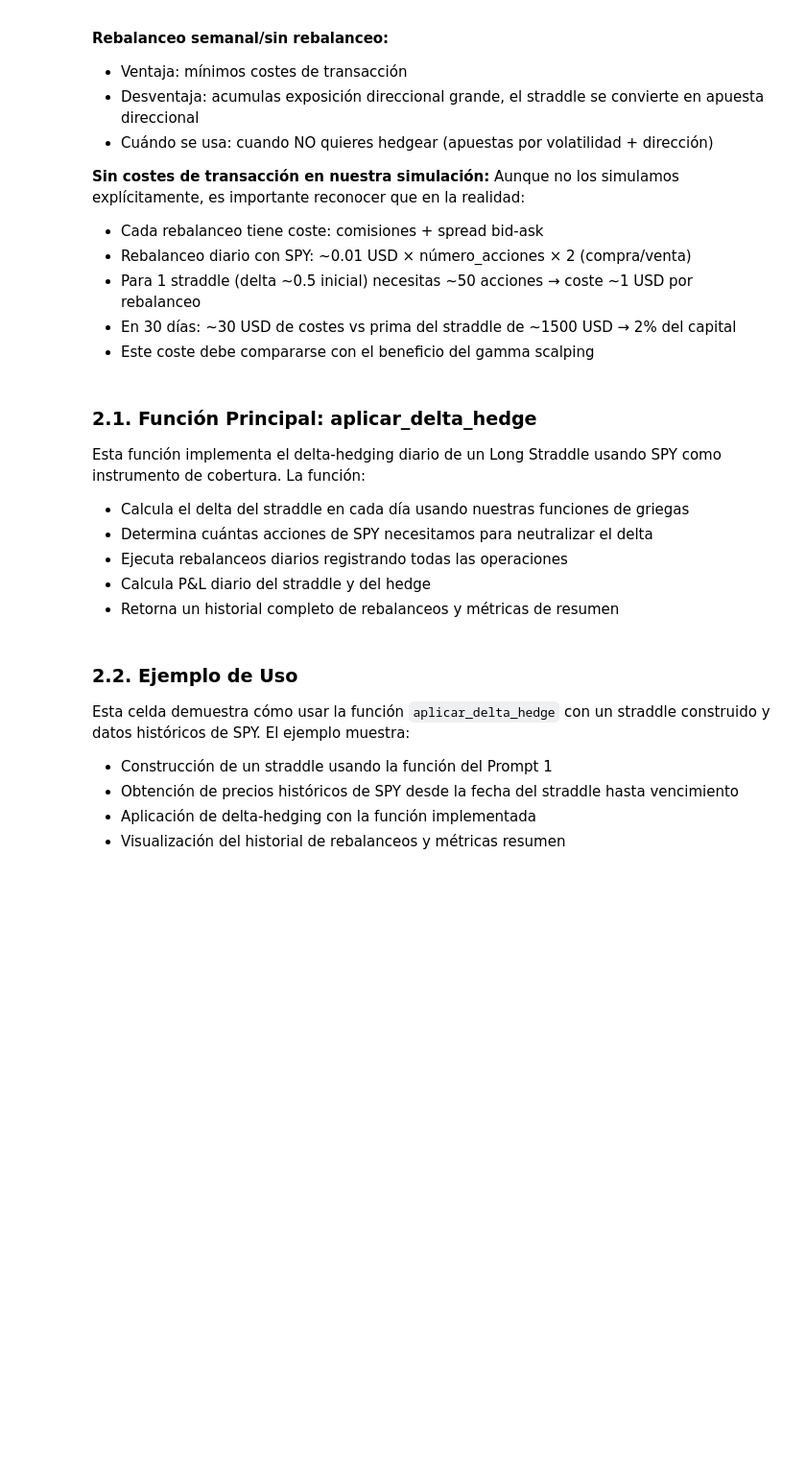
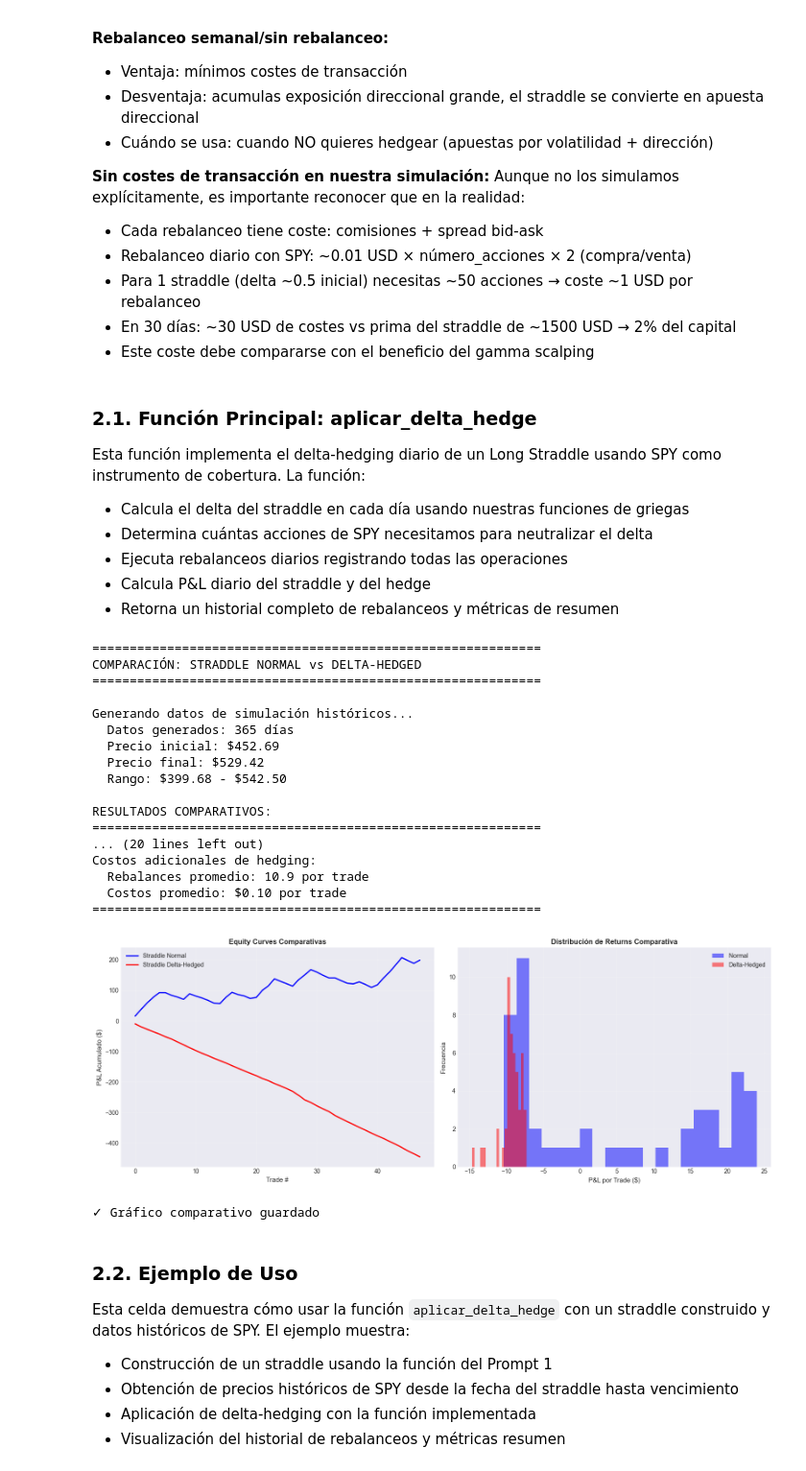
Before and after one commit to Romequinco/TAREA_DERIVADOS, a Jupyter notebook: notebook_principal.ipynb, the cells around one changed output. Shown at 96% size. Drawn from its saved outputs; the diff is of its cells as text; code cells hidden in the pictures; blank space fills up the shorter version.

Commit message:
primera ejecucion real

```diff
--- a/notebook_principal.ipynb
+++ b/notebook_principal.ipynb
@@ -1599,6 +1705,47 @@ print(f"\n{'='*60}")
 print(f"COMPARACIÓN: STRADDLE NORMAL vs DELTA-HEDGED")
 print(f"{'='*60}\n")
 
+# Generar datos de simulación si no están definidos
+try:
+    # Intentar usar variables existentes
+    _ = S_sim
+    _ = dates_sim
+    print("Usando datos de simulación existentes.\n")
+except NameError:
+    print("Generando datos de simulación históricos...")
+    import numpy as np
+    from datetime import datetime, timedelta
+
+    # Generar 365 días de datos (1 año)
+    start_date = datetime(2023, 1, 1)
+    dates_sim = [start_date + timedelta(days=i) for i in range(365)]
+
+    # Generar precios simulados usando random walk (GBM)
+    np.random.seed(42)  # Para reproducibilidad
+    dt = 1/252  # Un día de trading
+    mu = 0.10  # Retorno anual esperado (10%)
+    sigma_sim = 0.18  # Volatilidad anual (18%)
+
+    # Precio inicial (usar precio_base si está disponible, sino 450)
+    try:
+        S0 = precio_base if precio_base > 0 else 450.0
+    except:
+        S0 = 450.0
+
+    # Generar retornos logarítmicos
+    log_returns = np.random.normal((mu - 0.5 * sigma_sim**2) * dt, sigma_sim * np.sqrt(dt), len(dates_sim))
+
+    # Convertir a precios
+    S_sim = [S0]
+    for log_ret in log_returns:
+        S_sim.append(S_sim[-1] * np.exp(log_ret))
+    S_sim = np.array(S_sim[1:])  # Remover el primer elemento duplicado
+
+    print(f"  Datos generados: {len(S_sim)} días")
+    print(f"  Precio inicial: ${S_sim[0]:.2f}")
+    print(f"  Precio final: ${S_sim[-1]:.2f}")
+    print(f"  Rango: ${S_sim.min():.2f} - ${S_sim.max():.2f}\n")
+
 # Usar mismos datos que en objetivo 2.1
 strategy_normal = LongStraddleStrategy(entry_frequency_days=7, exit_at_expiry=True)
 strategy_hedged = DeltaHedgedStraddleStrategy(entry_frequency_days=7, exit_at_expiry=True)
@@ -1641,33 +1788,53 @@ print(f"  Costos promedio: ${trades_hedged['hedge_costs'].mean():.2f} por trade"
 print(f"{'='*60}\n")
 
 # Visualización comparativa
 fig, axes = plt.subplots(1, 2, figsize=(16, 6))
 
 ax = axes[0]
 equity_normal = trades_normal['pnl'].cumsum()
 equity_hedged = trades_hedged['pnl'].cumsum()
 ax.plot(range(len(equity_normal)), equity_normal, 'b-', linewidth=2, label='Straddle Normal')
 ax.plot(range(len(equity_hedged)), equity_hedged, 'r-', linewidth=2, label='Straddle Delta-Hedged')
 ax.set_xlabel('Trade #', fontsize=11)
 ax.set_ylabel('P&L Acumulado ($)', fontsize=11)
 ax.set_title('Equity Curves Comparativas', fontsize=12, fontweight='bold')
 ax.legend()
 ax.grid(True, alpha=0.3)
 
 ax = axes[1]
 ax.hist(trades_normal['pnl'], bins=20, alpha=0.5, label='Normal', color='blue')
 ax.hist(trades_hedged['pnl'], bins=20, alpha=0.5, label='Delta-Hedged', color='red')
 ax.set_xlabel('P&L por Trade ($)', fontsize=11)
 ax.set_ylabel('Frecuencia', fontsize=11)
 ax.set_title('Distribución de Returns Comparativa', fontsize=12, fontweight='bold')
 ax.legend()
 ax.grid(True, alpha=0.3)
 
 plt.tight_layout()
 plt.savefig('images/pnl_analysis/straddle_hedged_comparison.png', dpi=300, bbox_inches='tight')
 plt.show()
 
 print(f"✓ Gráfico comparativo guardado")
+# %% [output]
+============================================================
+COMPARACIÓN: STRADDLE NORMAL vs DELTA-HEDGED
+============================================================
+
+Generando datos de simulación históricos...
+  Datos generados: 365 días
+  Precio inicial: $452.69
+  Precio final: $529.42
+  Rango: $399.68 - $542.50
+
+RESULTADOS COMPARATIVOS:
+============================================================
+... (20 lines left out)
+Costos adicionales de hedging:
+  Rebalances promedio: 10.9 por trade
+  Costos promedio: $0.10 por trade
+============================================================
+[figure, added]
+✓ Gráfico comparativo guardado
 # %% [markdown]
 ### 2.2. Ejemplo de Uso
 
```
Also changed, not shown: parts of 21 cells of this notebook, 13 other files.
